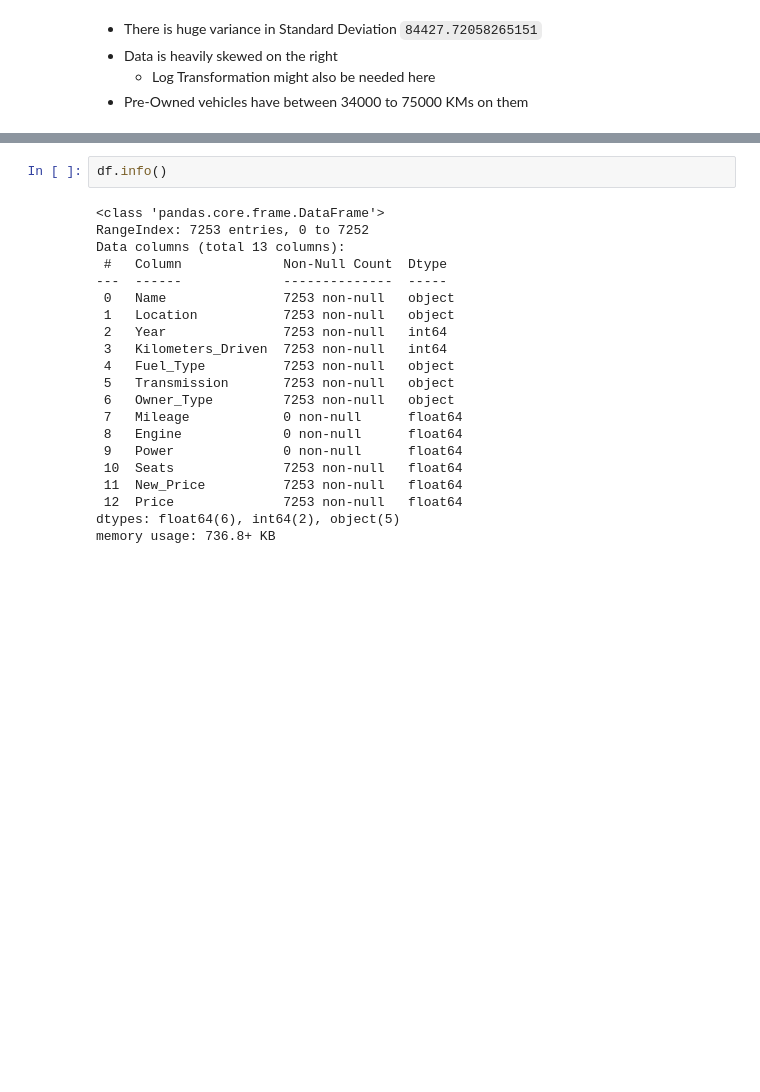
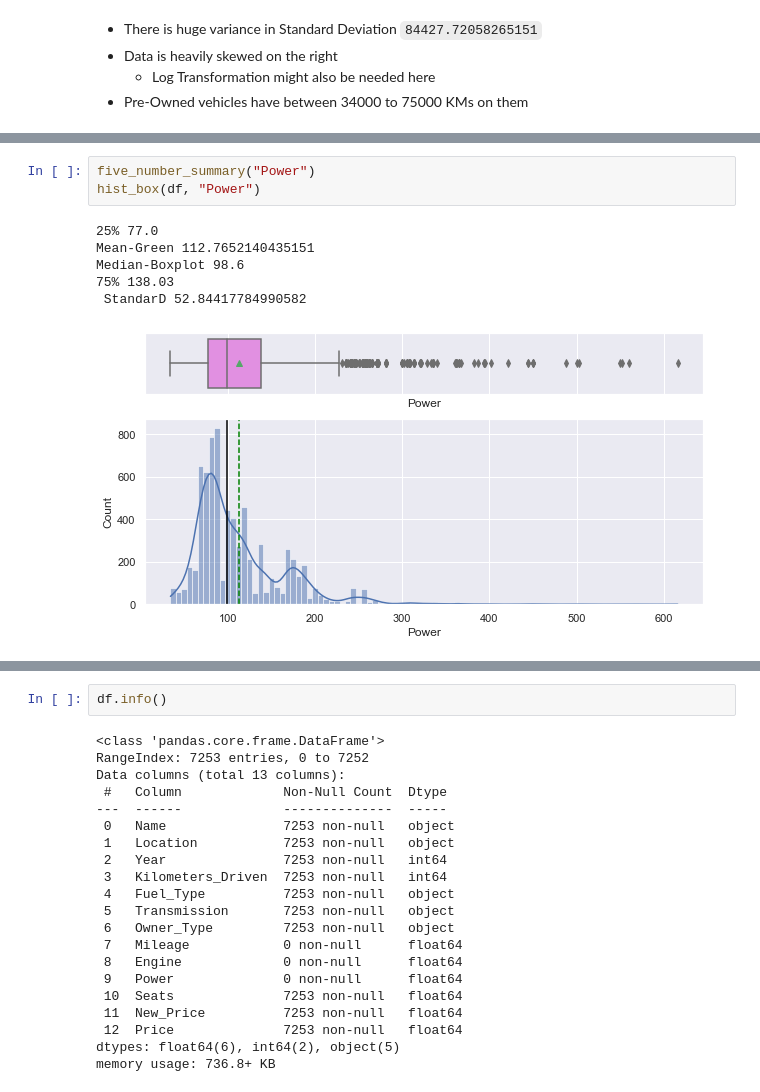
Before and after one commit to miricoder/projects, a Jupyter notebook: Supervised_Learning_Regression/Cars4U_Project.ipynb, the cells around one changed output, grey strips where cells are left out. Cells and saved outputs as stored; diff of their text form; blank space fills up the shorter version.

```diff
--- a/Supervised_Learning_Regression/Cars4U_Project.ipynb
+++ b/Supervised_Learning_Regression/Cars4U_Project.ipynb
@@ -746,0 +783,10 @@ Median-Boxplot 18.16
+# %%
+five_number_summary("Power")
+hist_box(df, "Power")
+# %% [output]
+25% 77.0
+Mean-Green 112.7652140435151
+Median-Boxplot 98.6
+75% 138.03
+ StandarD 52.84417784990582
+[figure, added]
```
Also changed, not shown: parts of 28 cells of this notebook, 4 other files.
